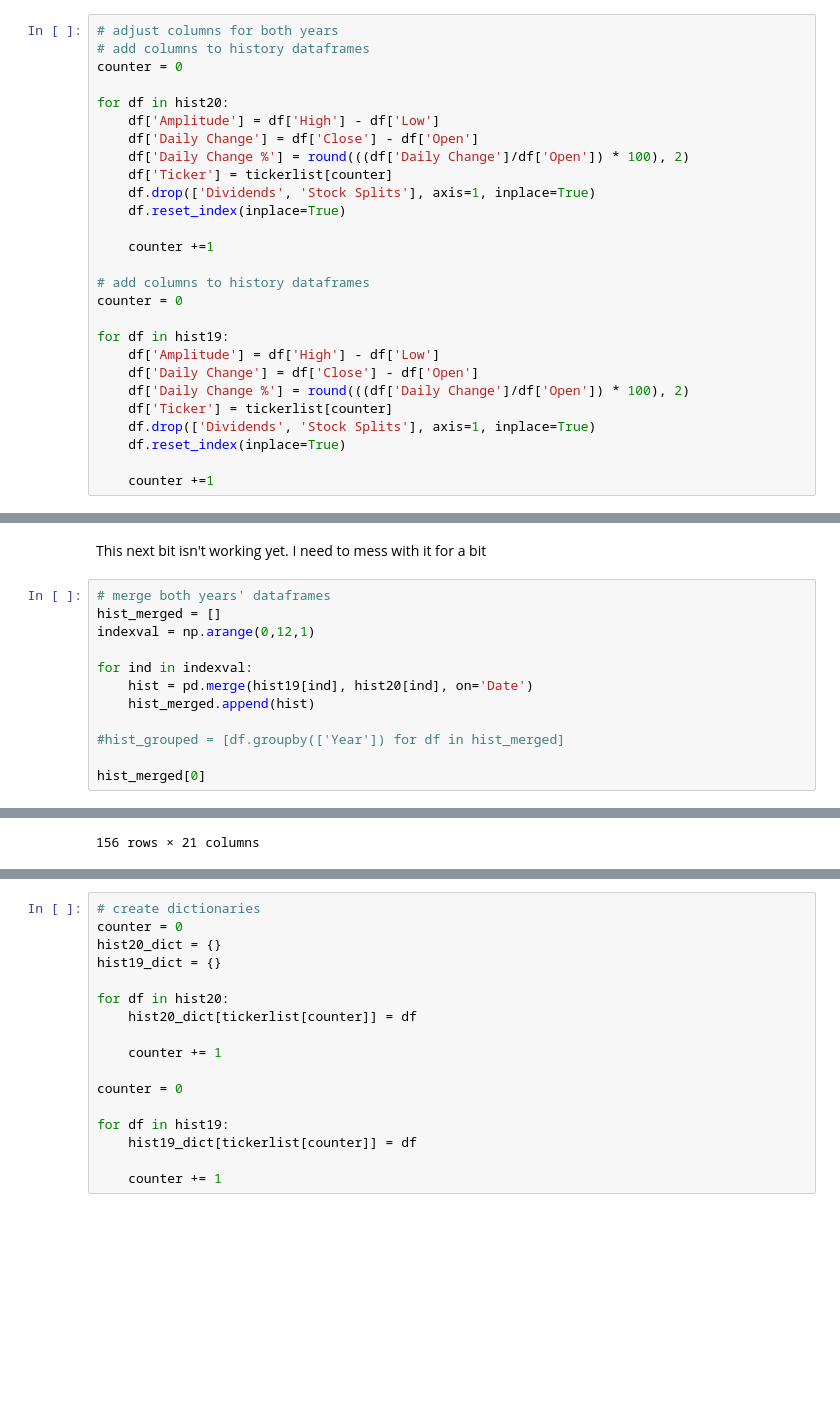
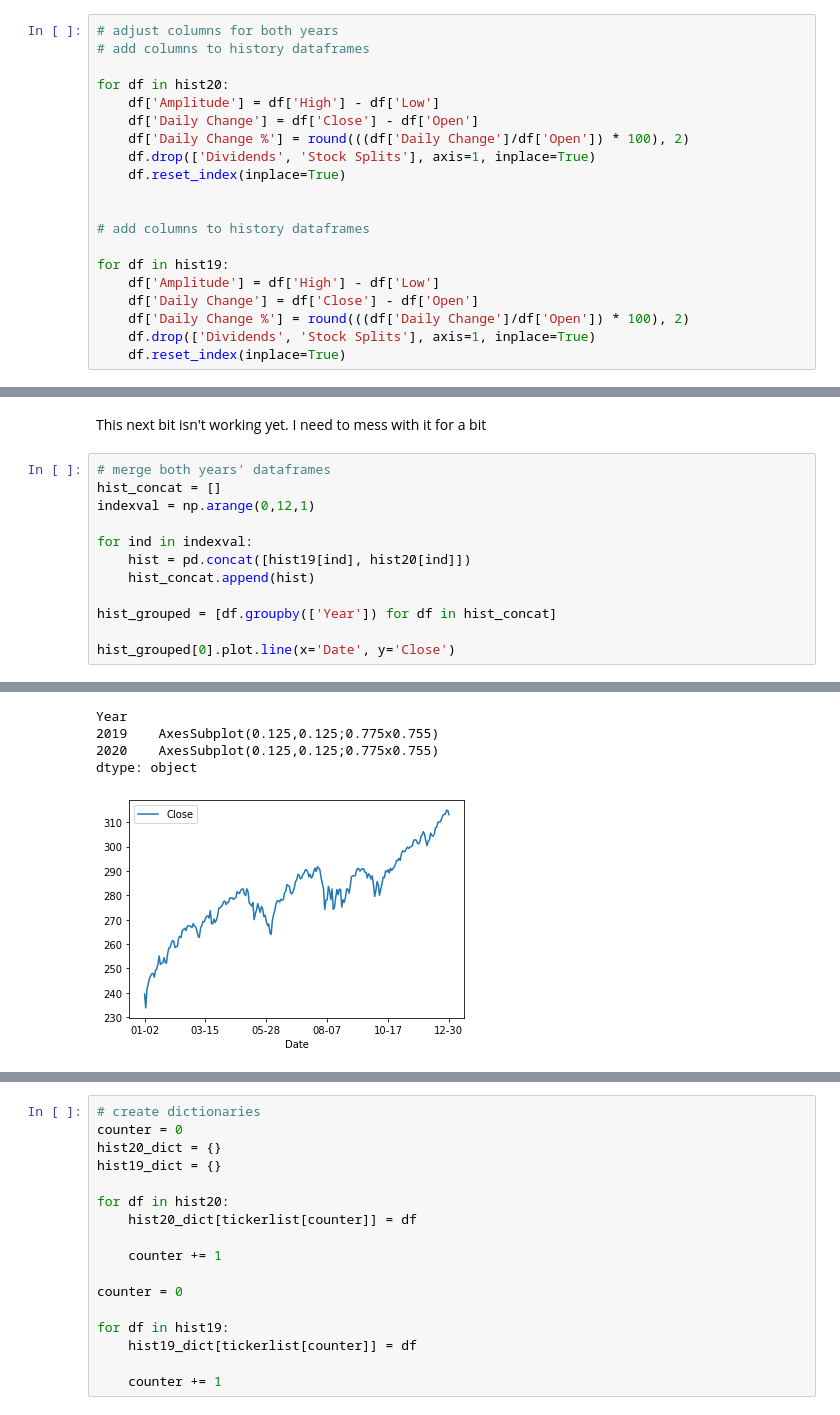
Before and after one commit to dmtiblin/Project-1, a Jupyter notebook: Galen/project 1 test/covid_v_nocovid.ipynb, the cells around one changed output, grey strips where cells are left out. Drawn from its saved outputs; the diff is of its cells as text; blank space fills up the shorter version.

Commit message:
worked on concatenating dataframes to simplify plots

```diff
--- a/Galen/project 1 test/covid_v_nocovid.ipynb
+++ b/Galen/project 1 test/covid_v_nocovid.ipynb
@@ -59,27 +59,20 @@ hist20[0]
 # %%
 # adjust columns for both years
 # add columns to history dataframes
-counter = 0
 
 for df in hist20:
     df['Amplitude'] = df['High'] - df['Low']
     df['Daily Change'] = df['Close'] - df['Open']
     df['Daily Change %'] = round(((df['Daily Change']/df['Open']) * 100), 2)
-    df['Ticker'] = tickerlist[counter]
     df.drop(['Dividends', 'Stock Splits'], axis=1, inplace=True)
     df.reset_index(inplace=True)
 
-    counter +=1
 
 # add columns to history dataframes
-counter = 0
 
 for df in hist19:
     df['Amplitude'] = df['High'] - df['Low']
     df['Daily Change'] = df['Close'] - df['Open']
     df['Daily Change %'] = round(((df['Daily Change']/df['Open']) * 100), 2)
-    df['Ticker'] = tickerlist[counter]
     df.drop(['Dividends', 'Stock Splits'], axis=1, inplace=True)
     df.reset_index(inplace=True)
-
-    counter +=1
@@ -98,14 +121,14 @@ AttributeError: Can only use .dt accessor with datetimelike values
 This next bit isn't working yet. I need to mess with it for a bit
 # %%
 # merge both years' dataframes
-hist_merged = []
+hist_concat = []
 indexval = np.arange(0,12,1)
 
 for ind in indexval:
-    hist = pd.merge(hist19[ind], hist20[ind], on='Date')
-    hist_merged.append(hist)
+    hist = pd.concat([hist19[ind], hist20[ind]])
+    hist_concat.append(hist)
 
-#hist_grouped = [df.groupby(['Year']) for df in hist_merged]
+hist_grouped = [df.groupby(['Year']) for df in hist_concat]
 
-hist_merged[0]
+hist_grouped[0].plot.line(x='Date', y='Close')
 # %% [output]
@@ -124 +135,5 @@ hist_merged[0]
-156 rows × 21 columns
+Year
+2019    AxesSubplot(0.125,0.125;0.775x0.755)
+2020    AxesSubplot(0.125,0.125;0.775x0.755)
+dtype: object
+[figure, added]
```
Also changed, not shown: parts of 4 cells of this notebook.
